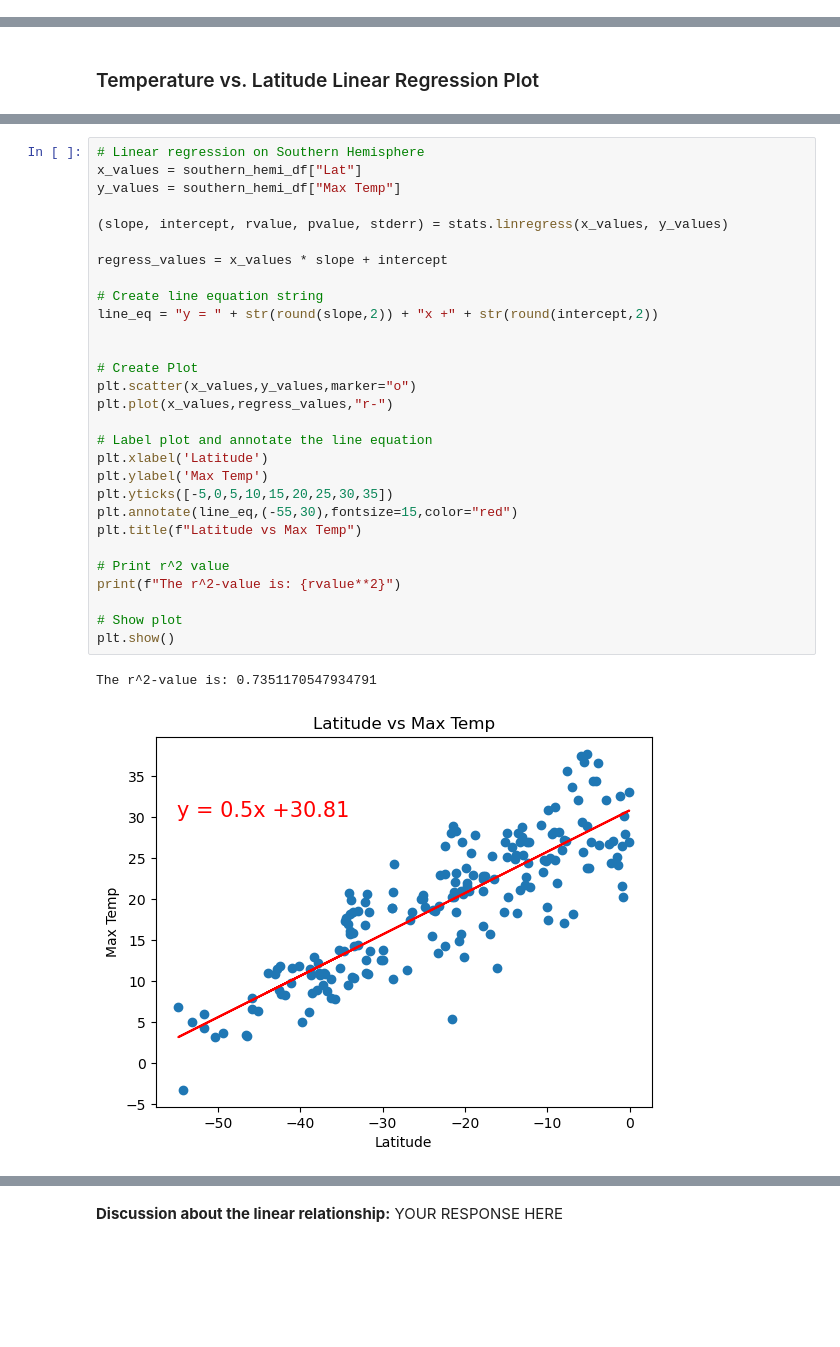
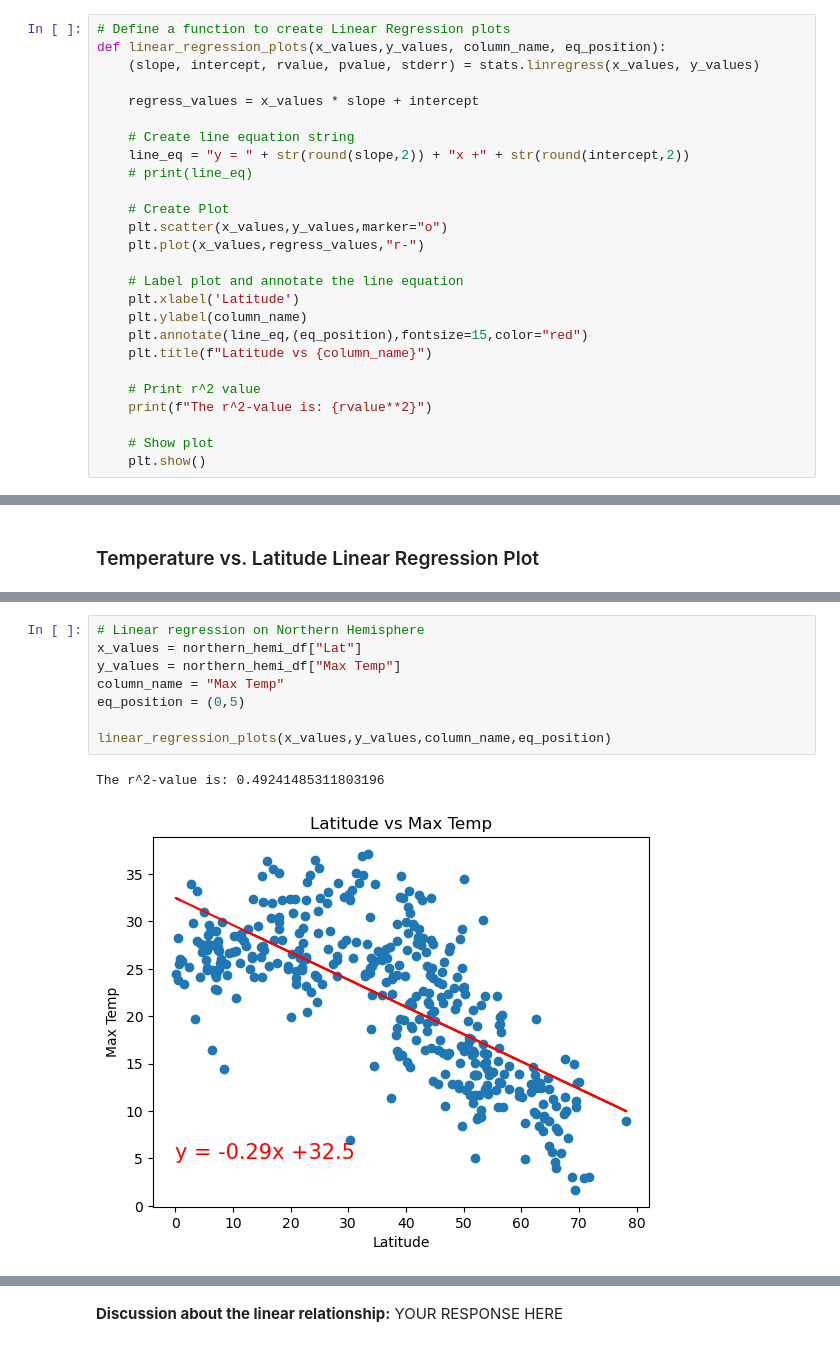
Before and after one commit to av9248/Python-api-challenge, a Jupyter notebook: WeatherPy/WeatherPy.ipynb, the cells around one changed output, grey strips where cells are left out. Saved outputs shown, nothing was run; the diff lists cells and outputs as text; blank space fills up the shorter version.

```diff
--- a/WeatherPy/WeatherPy.ipynb
+++ b/WeatherPy/WeatherPy.ipynb
@@ -289,3 +285,29 @@ plt.show()
+# %%
+# Define a function to create Linear Regression plots
+def linear_regression_plots(x_values,y_values, column_name, eq_position):
+    (slope, intercept, rvalue, pvalue, stderr) = stats.linregress(x_values, y_values)
+
+    regress_values = x_values * slope + intercept
+
+    # Create line equation string
+    line_eq = "y = " + str(round(slope,2)) + "x +" + str(round(intercept,2))
+    # print(line_eq)
+
+    # Create Plot
+    plt.scatter(x_values,y_values,marker="o")
+    plt.plot(x_values,regress_values,"r-")
+
+    # Label plot and annotate the line equation
+    plt.xlabel('Latitude')
+    plt.ylabel(column_name)
+    plt.annotate(line_eq,(eq_position),fontsize=15,color="red")
+    plt.title(f"Latitude vs {column_name}")
+
+    # Print r^2 value
+    print(f"The r^2-value is: {rvalue**2}")
+
+    # Show plot
+    plt.show()
 # %%
 # Create a DataFrame with the Northern Hemisphere data (Latitude >= 0)
 northern_hemi_df = city_data_df.loc[city_data_df['Lat']>= 0,:]
@@ -351,32 +341,11 @@ The r^2-value is: 0.41174684093630326
-# %%
-# Linear regression on Southern Hemisphere
-x_values = southern_hemi_df["Lat"]
-y_values = southern_hemi_df["Max Temp"]
-
-(slope, intercept, rvalue, pvalue, stderr) = stats.linregress(x_values, y_values)
-
-regress_values = x_values * slope + intercept
-
-# Create line equation string
-line_eq = "y = " + str(round(slope,2)) + "x +" + str(round(intercept,2))
-
-
-# Create Plot
-plt.scatter(x_values,y_values,marker="o")
-plt.plot(x_values,regress_values,"r-")
-
-# Label plot and annotate the line equation
-plt.xlabel('Latitude')
-plt.ylabel('Max Temp')
-plt.yticks([-5,0,5,10,15,20,25,30,35])
-plt.annotate(line_eq,(-55,30),fontsize=15,color="red")
-plt.title(f"Latitude vs Max Temp")
-
-# Print r^2 value
-print(f"The r^2-value is: {rvalue**2}")
-
-# Show plot
-plt.show()
-# %% [output]
-The r^2-value is: 0.7351170547934791
-[figure, removed]
+# %%
+# Linear regression on Northern Hemisphere
+x_values = northern_hemi_df["Lat"]
+y_values = northern_hemi_df["Max Temp"]
+column_name = "Max Temp"
+eq_position = (0,5)
+
+linear_regression_plots(x_values,y_values,column_name,eq_position)
+# %% [output]
+The r^2-value is: 0.49241485311803196
+[figure, added]
```
Also changed, not shown: parts of 27 cells of this notebook, 7 other files.
